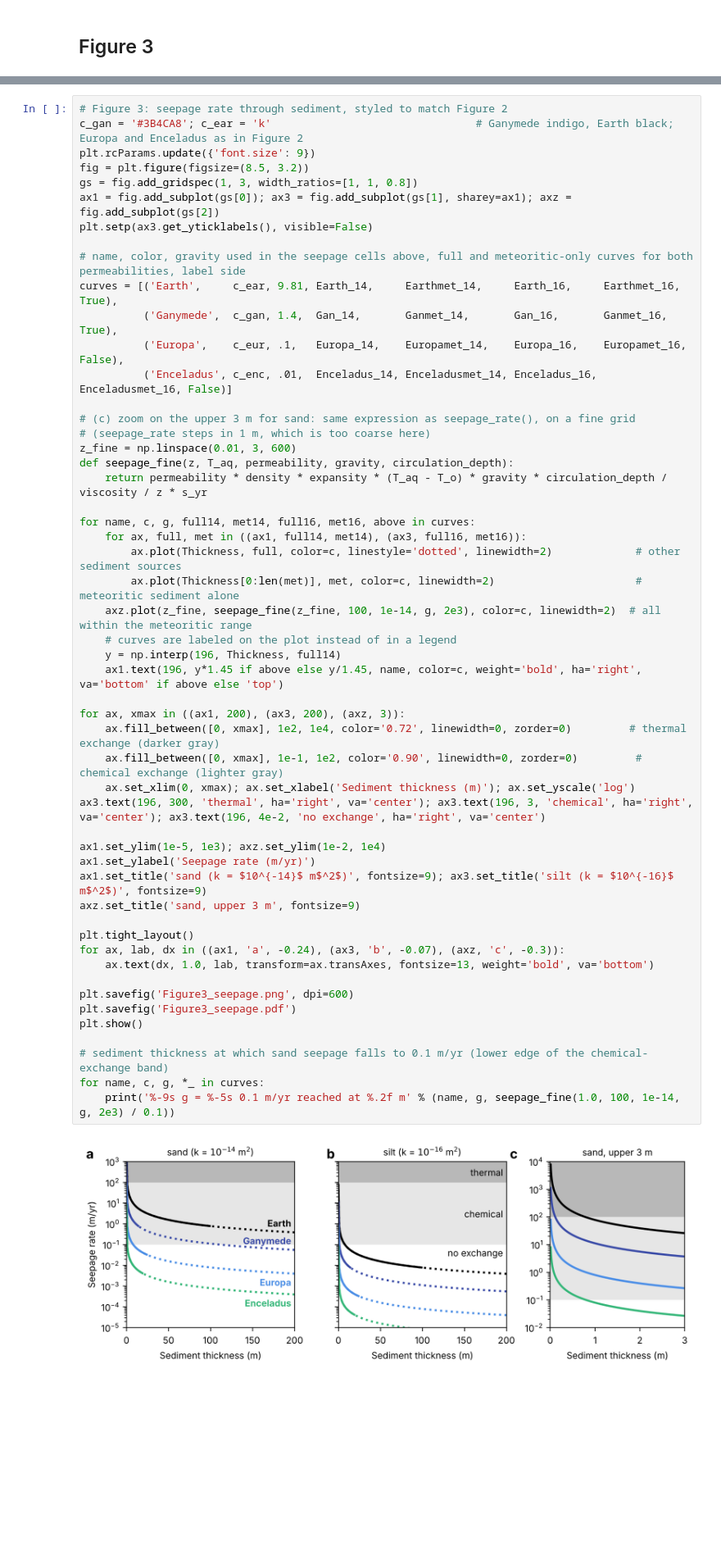
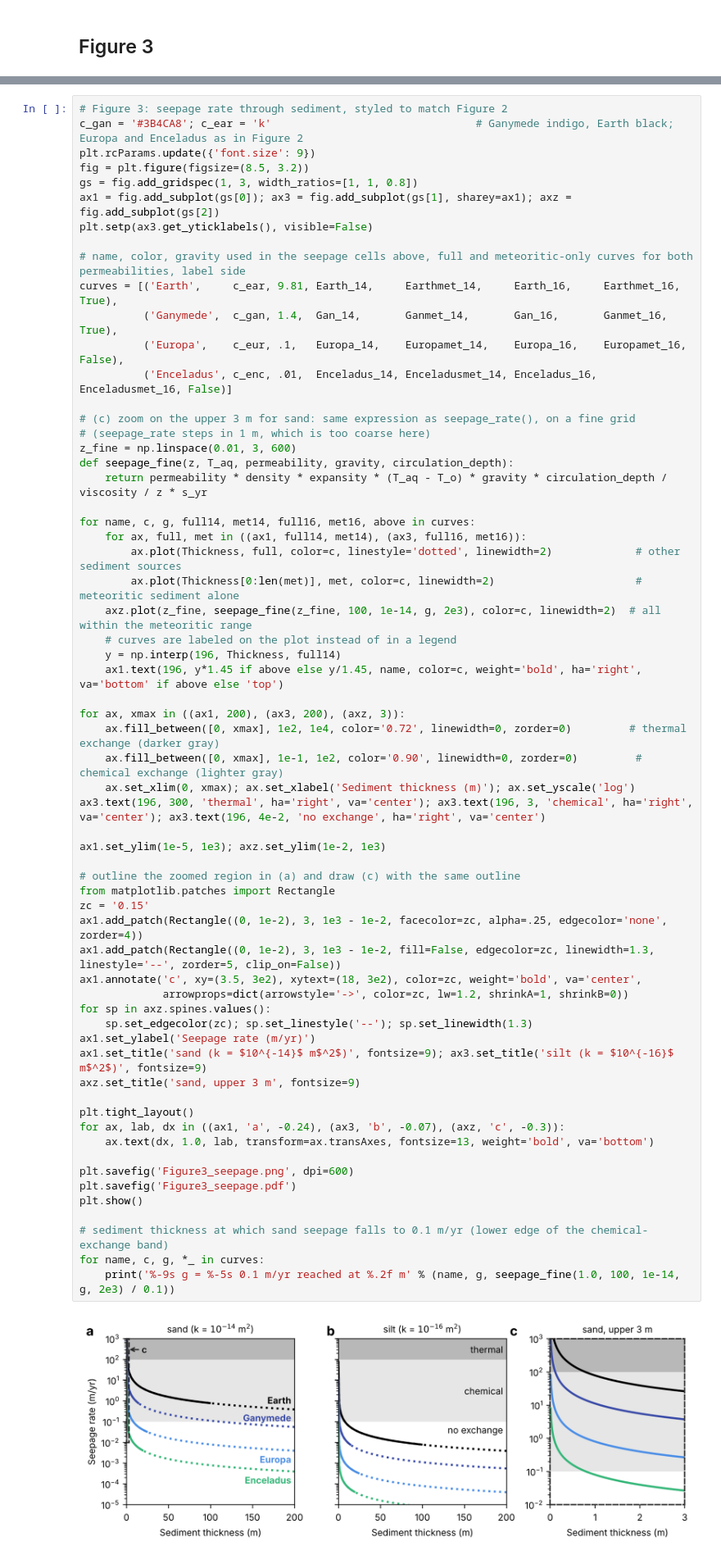
Before and after one commit to tectonic-hydrology/OW_seds, a Jupyter notebook: Figures_for_Randolph_Flagg_et_al_GRL_2025.ipynb, the cells around one changed output, grey strips where cells are left out. Shown at 82% size. Drawn from its saved outputs; the diff is of its cells as text; blank space fills up the shorter version.

Commit message:
Figure 3: mark the zoomed region in (a) and frame (c) to match
Panel c's y-range now matches the box drawn in panel a (0.01-1000 m/yr).

Co-Authored-By: Claude Opus 5.5 <noreply@anthropic.com>
Claude-Session: https://claude.ai/code/session_013DBfh7D7wThAVNByrUnYko

```diff
--- a/Figures_for_Randolph_Flagg_et_al_GRL_2025.ipynb
+++ b/Figures_for_Randolph_Flagg_et_al_GRL_2025.ipynb
@@ -1206,35 +1206,45 @@ for name, c, g, full14, met14, full16, met16, above in curves:
     for ax, full, met in ((ax1, full14, met14), (ax3, full16, met16)):
         ax.plot(Thickness, full, color=c, linestyle='dotted', linewidth=2)             # other sediment sources
         ax.plot(Thickness[0:len(met)], met, color=c, linewidth=2)                      # meteoritic sediment alone
     axz.plot(z_fine, seepage_fine(z_fine, 100, 1e-14, g, 2e3), color=c, linewidth=2)  # all within the meteoritic range
     # curves are labeled on the plot instead of in a legend
     y = np.interp(196, Thickness, full14)
     ax1.text(196, y*1.45 if above else y/1.45, name, color=c, weight='bold', ha='right', va='bottom' if above else 'top')
 
 for ax, xmax in ((ax1, 200), (ax3, 200), (axz, 3)):
     ax.fill_between([0, xmax], 1e2, 1e4, color='0.72', linewidth=0, zorder=0)         # thermal exchange (darker gray)
     ax.fill_between([0, xmax], 1e-1, 1e2, color='0.90', linewidth=0, zorder=0)         # chemical exchange (lighter gray)
     ax.set_xlim(0, xmax); ax.set_xlabel('Sediment thickness (m)'); ax.set_yscale('log')
 ax3.text(196, 300, 'thermal', ha='right', va='center'); ax3.text(196, 3, 'chemical', ha='right', va='center'); ax3.text(196, 4e-2, 'no exchange', ha='right', va='center')
 
-ax1.set_ylim(1e-5, 1e3); axz.set_ylim(1e-2, 1e4)
+ax1.set_ylim(1e-5, 1e3); axz.set_ylim(1e-2, 1e3)
+
+# outline the zoomed region in (a) and draw (c) with the same outline
+from matplotlib.patches import Rectangle
+zc = '0.15'
+ax1.add_patch(Rectangle((0, 1e-2), 3, 1e3 - 1e-2, facecolor=zc, alpha=.25, edgecolor='none', zorder=4))
+ax1.add_patch(Rectangle((0, 1e-2), 3, 1e3 - 1e-2, fill=False, edgecolor=zc, linewidth=1.3, linestyle='--', zorder=5, clip_on=False))
+ax1.annotate('c', xy=(3.5, 3e2), xytext=(18, 3e2), color=zc, weight='bold', va='center',
+             arrowprops=dict(arrowstyle='->', color=zc, lw=1.2, shrinkA=1, shrinkB=0))
+for sp in axz.spines.values():
+    sp.set_edgecolor(zc); sp.set_linestyle('--'); sp.set_linewidth(1.3)
 ax1.set_ylabel('Seepage rate (m/yr)')
 ax1.set_title('sand (k = $10^{-14}$ m$^2$)', fontsize=9); ax3.set_title('silt (k = $10^{-16}$ m$^2$)', fontsize=9)
 axz.set_title('sand, upper 3 m', fontsize=9)
 
 plt.tight_layout()
 for ax, lab, dx in ((ax1, 'a', -0.24), (ax3, 'b', -0.07), (axz, 'c', -0.3)):
     ax.text(dx, 1.0, lab, transform=ax.transAxes, fontsize=13, weight='bold', va='bottom')
 
 plt.savefig('Figure3_seepage.png', dpi=600)
 plt.savefig('Figure3_seepage.pdf')
 plt.show()
 
 # sediment thickness at which sand seepage falls to 0.1 m/yr (lower edge of the chemical-exchange band)
 for name, c, g, *_ in curves:
     print('%-9s g = %-5s 0.1 m/yr reached at %.2f m' % (name, g, seepage_fine(1.0, 100, 1e-14, g, 2e3) / 0.1))
 # %% [output]
-[figure, old version]
+[figure, new version]
 Earth     g = 9.81  0.1 m/yr reached at 781.53 m
 Ganymede  g = 1.4   0.1 m/yr reached at 111.53 m
 Europa    g = 0.1   0.1 m/yr reached at 7.97 m
```
